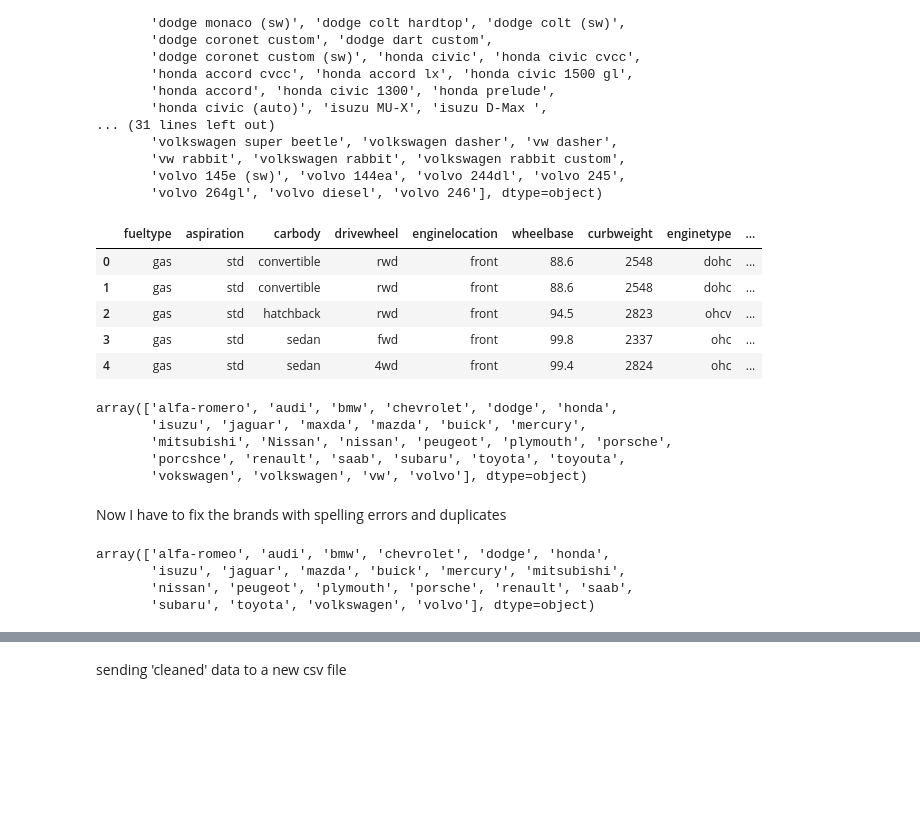
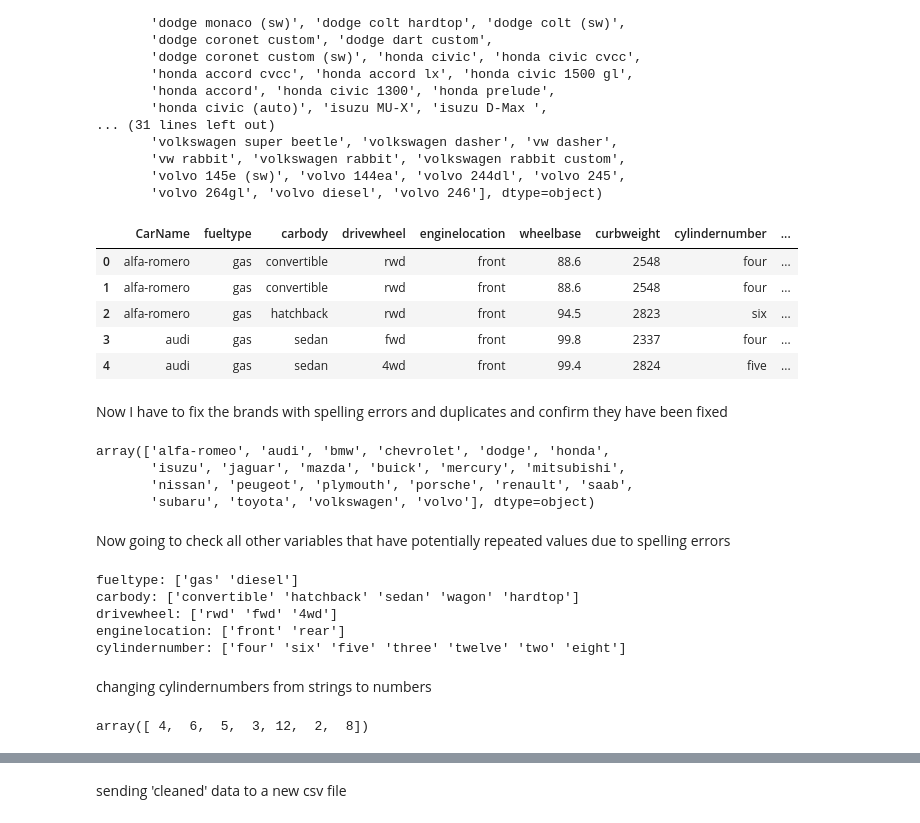
Before and after one commit to conormcdevitt/Hackathon1, a Jupyter notebook: jupyter_notebooks/Notebook_Template.ipynb, the cells around one changed output, grey strips where cells are left out. Drawn from its saved outputs; the diff is of its cells as text; code cells hidden in the pictures; blank space fills up the shorter version.

Commit message:
removed csv as data not cleaned properly, edited notebook and readme

```diff
--- a/jupyter_notebooks/Notebook_Template.ipynb
+++ b/jupyter_notebooks/Notebook_Template.ipynb
@@ -144,7 +144,8 @@ Decided to keep engine price for now as although there are only 3 values, 2 of t
 # %%
 dropped_columns = ['car_ID', 'carwidth', 'carlength', 'carheight',
                    'boreratio', 'stroke', 'compressionratio', 'peakrpm',
-                   'symboling', 'doornumber' ]
+                   'symboling', 'doornumber', 'fuelsystem', 'enginetype',
+                    'enginesize', 'fuelsystem', 'aspiration']
 data = data.drop(columns=dropped_columns, axis=1)
 data.head()
 # %% [output]
@@ -212,26 +214,19 @@ array(['alfa-romero giulia', 'alfa-romero stelvio',
        'volvo 145e (sw)', 'volvo 144ea', 'volvo 244dl', 'volvo 245',
        'volvo 264gl', 'volvo diesel', 'volvo 246'], dtype=object)
 # %%
-data['Brand'] = data['CarName'].str.split().str[0]
-data = data.drop(columns='CarName', axis=1)
+data['CarName'] = data['CarName'].str.split().str[0]
+
+
 data.head()
 # %% [output]
-|  | fueltype | aspiration | carbody | drivewheel | enginelocation | wheelbase | curbweight | enginetype | ... |
-| 0 | gas | std | convertible | rwd | front | 88.6 | 2548 | dohc | ... |
-| 1 | gas | std | convertible | rwd | front | 88.6 | 2548 | dohc | ... |
-| 2 | gas | std | hatchback | rwd | front | 94.5 | 2823 | ohcv | ... |
-| 3 | gas | std | sedan | fwd | front | 99.8 | 2337 | ohc | ... |
-| 4 | gas | std | sedan | 4wd | front | 99.4 | 2824 | ohc | ... |
+|  | CarName | fueltype | carbody | drivewheel | enginelocation | wheelbase | curbweight | cylindernumber | ... |
+| 0 | alfa-romero | gas | convertible | rwd | front | 88.6 | 2548 | four | ... |
+| 1 | alfa-romero | gas | convertible | rwd | front | 88.6 | 2548 | four | ... |
+| 2 | alfa-romero | gas | hatchback | rwd | front | 94.5 | 2823 | six | ... |
+| 3 | audi | gas | sedan | fwd | front | 99.8 | 2337 | four | ... |
+| 4 | audi | gas | sedan | 4wd | front | 99.4 | 2824 | five | ... |
-# %%
-data['Brand'].unique()
-# %% [output]
-array(['alfa-romero', 'audi', 'bmw', 'chevrolet', 'dodge', 'honda',
-       'isuzu', 'jaguar', 'maxda', 'mazda', 'buick', 'mercury',
-       'mitsubishi', 'Nissan', 'nissan', 'peugeot', 'plymouth', 'porsche',
-       'porcshce', 'renault', 'saab', 'subaru', 'toyota', 'toyouta',
-       'vokswagen', 'volkswagen', 'vw', 'volvo'], dtype=object)
 # %% [markdown]
-Now I have to fix the brands with spelling errors and duplicates
+Now I have to fix the brands with spelling errors and duplicates and confirm they have been fixed
 # %%
 brand_correction = {
     'alfa-romero': 'alfa-romeo',
@@ -250,6 +245,37 @@ array(['alfa-romeo', 'audi', 'bmw', 'chevrolet', 'dodge', 'honda',
        'isuzu', 'jaguar', 'mazda', 'buick', 'mercury', 'mitsubishi',
        'nissan', 'peugeot', 'plymouth', 'porsche', 'renault', 'saab',
        'subaru', 'toyota', 'volkswagen', 'volvo'], dtype=object)
+# %% [markdown]
+Now going to check all other variables that have potentially repeated values due to spelling errors
+# %%
+columns = ['fueltype', 'carbody', 'drivewheel',
+           'enginelocation', 'cylindernumber']
+
+for col in columns:
+    print(f"{col}: {data[col].unique()}")
+# %% [output]
+fueltype: ['gas' 'diesel']
+carbody: ['convertible' 'hatchback' 'sedan' 'wagon' 'hardtop']
+drivewheel: ['rwd' 'fwd' '4wd']
+enginelocation: ['front' 'rear']
+cylindernumber: ['four' 'six' 'five' 'three' 'twelve' 'two' 'eight']
+# %% [markdown]
+changing cylindernumbers from strings to numbers
+# %%
+cylinder_correction = {
+    'two': 2,
+    'three': 3,
+    'four': 4,
+    'five': 5,
+    'six': 6,
+    'eight': 8,
+    'twelve': 12
+}
+
+data['cylindernumber'] = data['cylindernumber'].replace(cylinder_correction)
+data['cylindernumber'].unique()
+# %% [output]
+array([ 4,  6,  5,  3, 12,  2,  8])
 # %%
 data.head()
 # %% [output]
```
Also changed, not shown: parts of 13 cells of this notebook, 2 other files.
